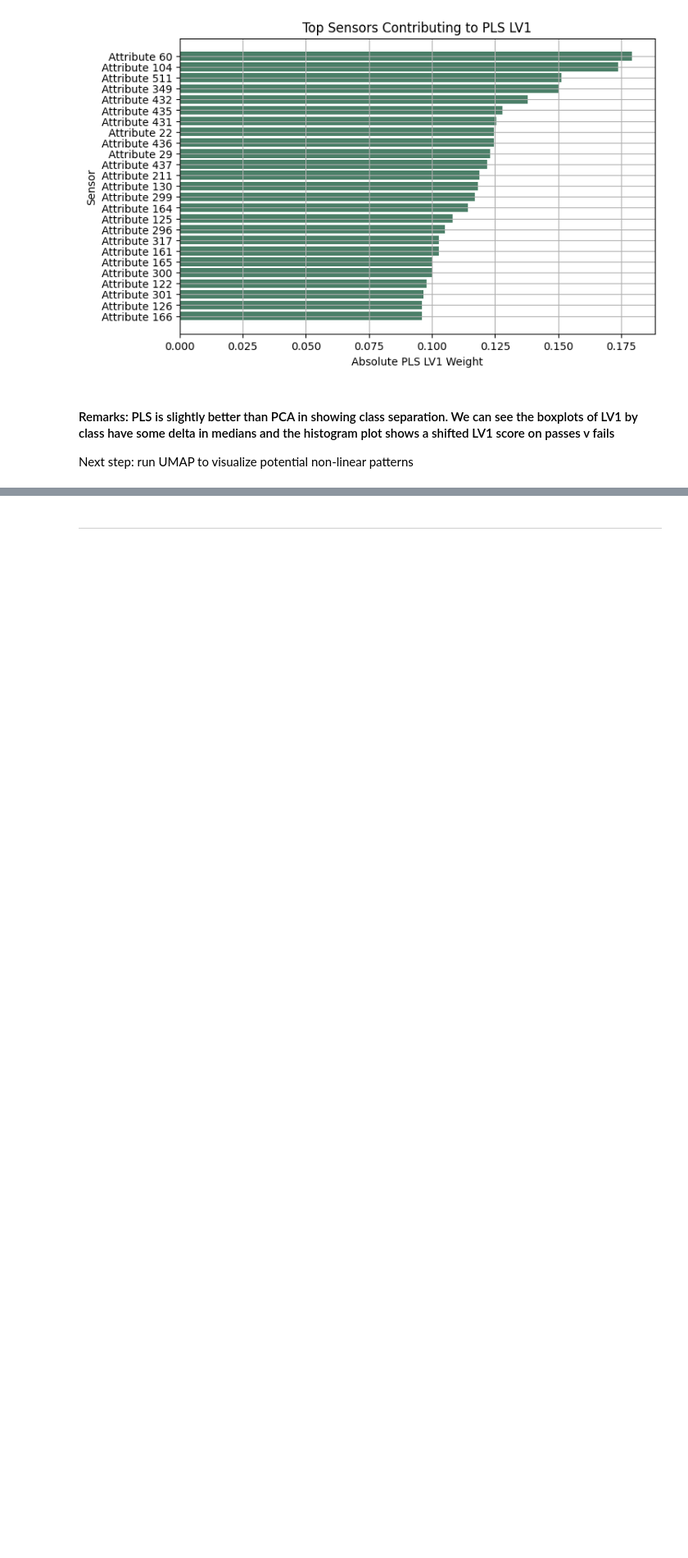
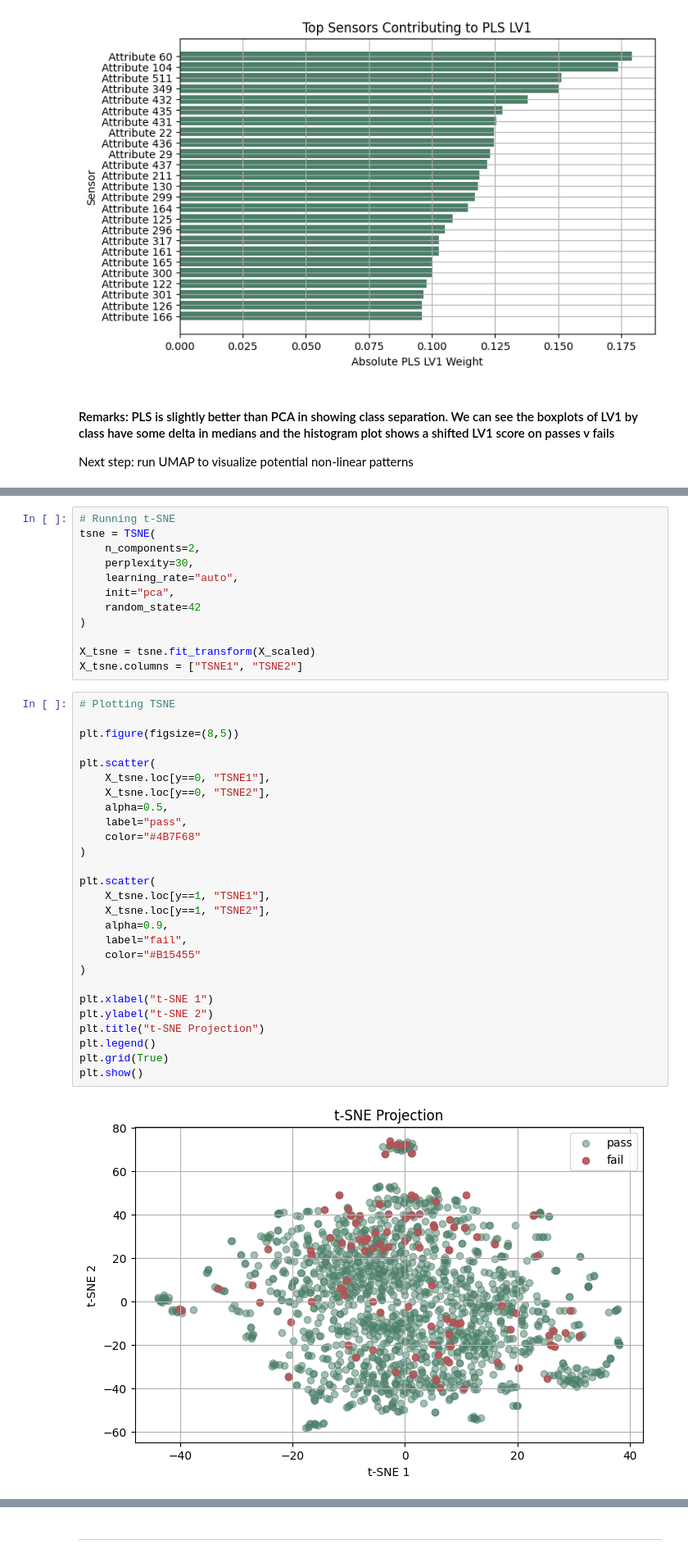
Before and after one commit to intuitiveengineer/secom-ml, a Jupyter notebook: notebooks/00-data-exploration.ipynb, the cells around one changed output, grey strips where cells are left out. Shown at 82% size. Saved outputs shown, nothing was run; the diff lists cells and outputs as text; blank space fills up the shorter version.

```diff
--- a/notebooks/00-data-exploration.ipynb
+++ b/notebooks/00-data-exploration.ipynb
@@ -339,0 +386,41 @@ Next step: run UMAP to visualize potential non-linear patterns
+# %%
+# Running t-SNE
+tsne = TSNE(
+    n_components=2,
+    perplexity=30,
+    learning_rate="auto",
+    init="pca",
+    random_state=42
+)
+
+X_tsne = tsne.fit_transform(X_scaled)
+X_tsne.columns = ["TSNE1", "TSNE2"]
+# %%
+# Plotting TSNE
+
+plt.figure(figsize=(8,5))
+
+plt.scatter(
+    X_tsne.loc[y==0, "TSNE1"],
+    X_tsne.loc[y==0, "TSNE2"],
+    alpha=0.5,
+    label="pass",
+    color="#4B7F68"
+)
+
+plt.scatter(
+    X_tsne.loc[y==1, "TSNE1"],
+    X_tsne.loc[y==1, "TSNE2"],
+    alpha=0.9,
+    label="fail",
+    color="#B15455"
+)
+
+plt.xlabel("t-SNE 1")
+plt.ylabel("t-SNE 2")
+plt.title("t-SNE Projection")
+plt.legend()
+plt.grid(True)
+plt.show()
+# %% [output]
+[figure, added]
```
Also changed, not shown: parts of 13 cells of this notebook.
